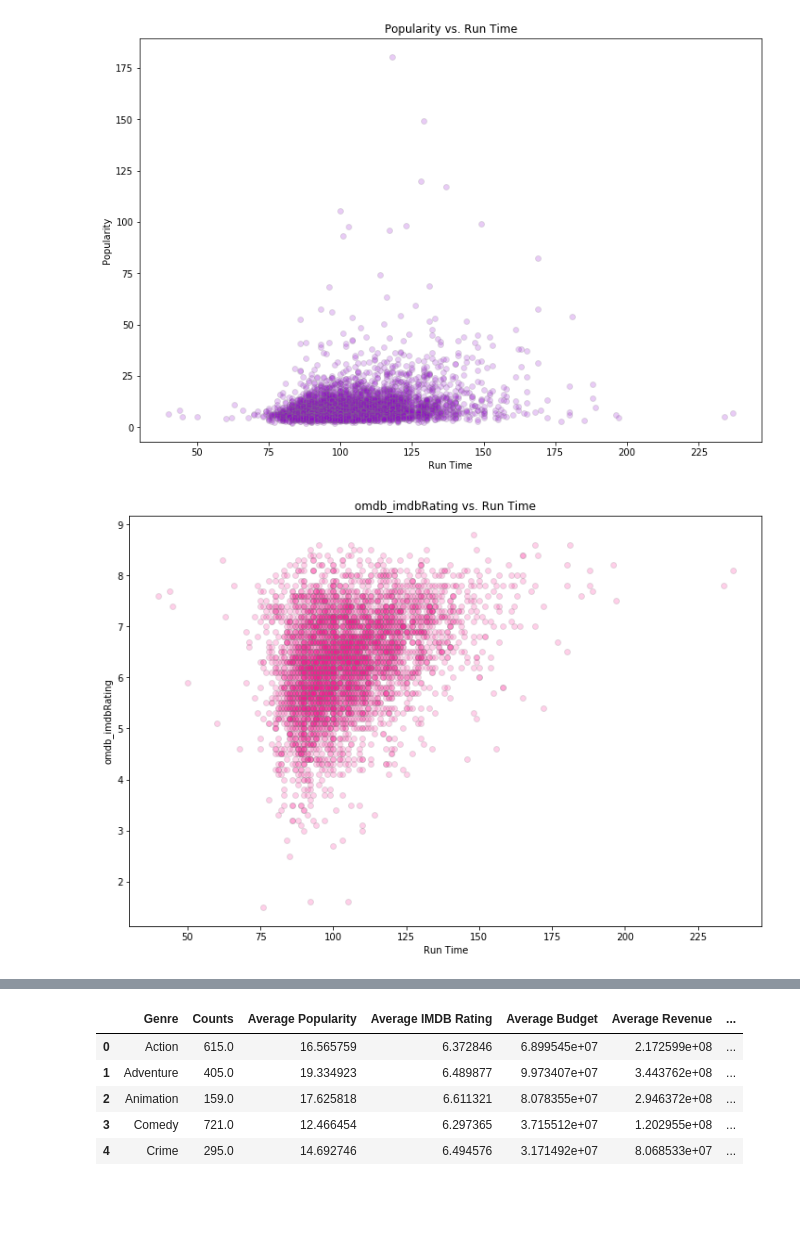
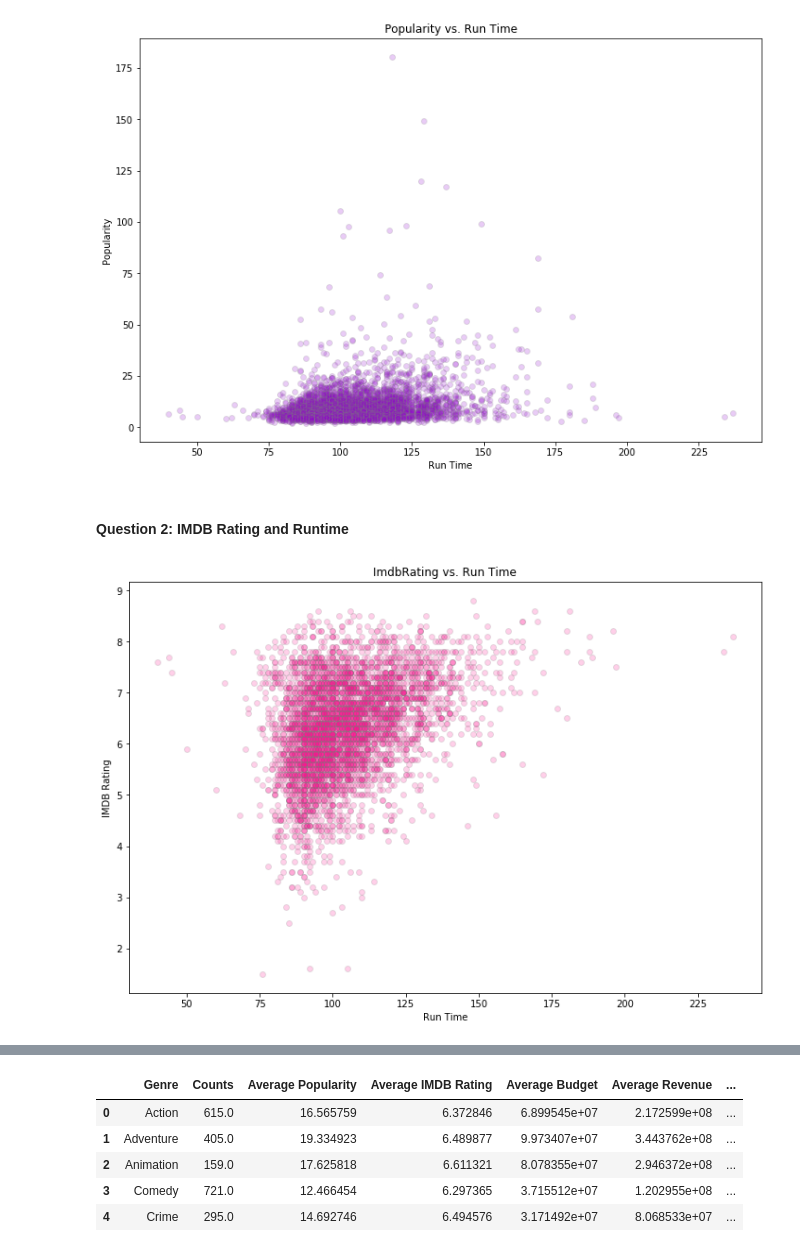
Before and after one commit to masonxmh/python_api_project1, a Jupyter notebook: dataAnalysis.ipynb, the cells around one changed output, grey strips where cells are left out. Cells and saved outputs as stored; diff of their text form; code cells hidden in the pictures; blank space fills up the shorter version.

```diff
--- a/dataAnalysis.ipynb
+++ b/dataAnalysis.ipynb
@@ -230,20 +248,22 @@ plt.savefig("output_data/POPvsRT.png")
 plt.show()
 # %% [output]
 [figure]
+# %% [markdown]
+#### Question 2: IMDB Rating and Runtime
 # %%
 #set axis and tick locations
 x_axis=df_runtime["Run Time"]
 plt.figure(figsize=(12,8))
 plt.scatter(x_axis,df_runtime["IMDB Rating"], facecolor = "deeppink", edgecolor = "grey", alpha = 0.2)
 # Set a Title and labels
-plt.title("omdb_imdbRating vs. Run Time")
+plt.title("ImdbRating vs. Run Time")
 plt.xlabel("Run Time")
-plt.ylabel("omdb_imdbRating")
+plt.ylabel("IMDB Rating")
 #plt.tight_layout()
 plt.savefig("output_data/RatingvsRT.png")
 plt.show()
 # %% [output]
-[figure, old version]
+[figure, new version]
 # %%
 #Drop the null values in the subset
 set2=["Title","Budget","Revenue","Popularity","IMDB Rating","IMDB Votes","Genre1","Genre2","Genre3","Genre4","Genre5","Genre6","Genre7"]
```
Also changed, not shown: parts of 18 cells of this notebook, 3 other files.
